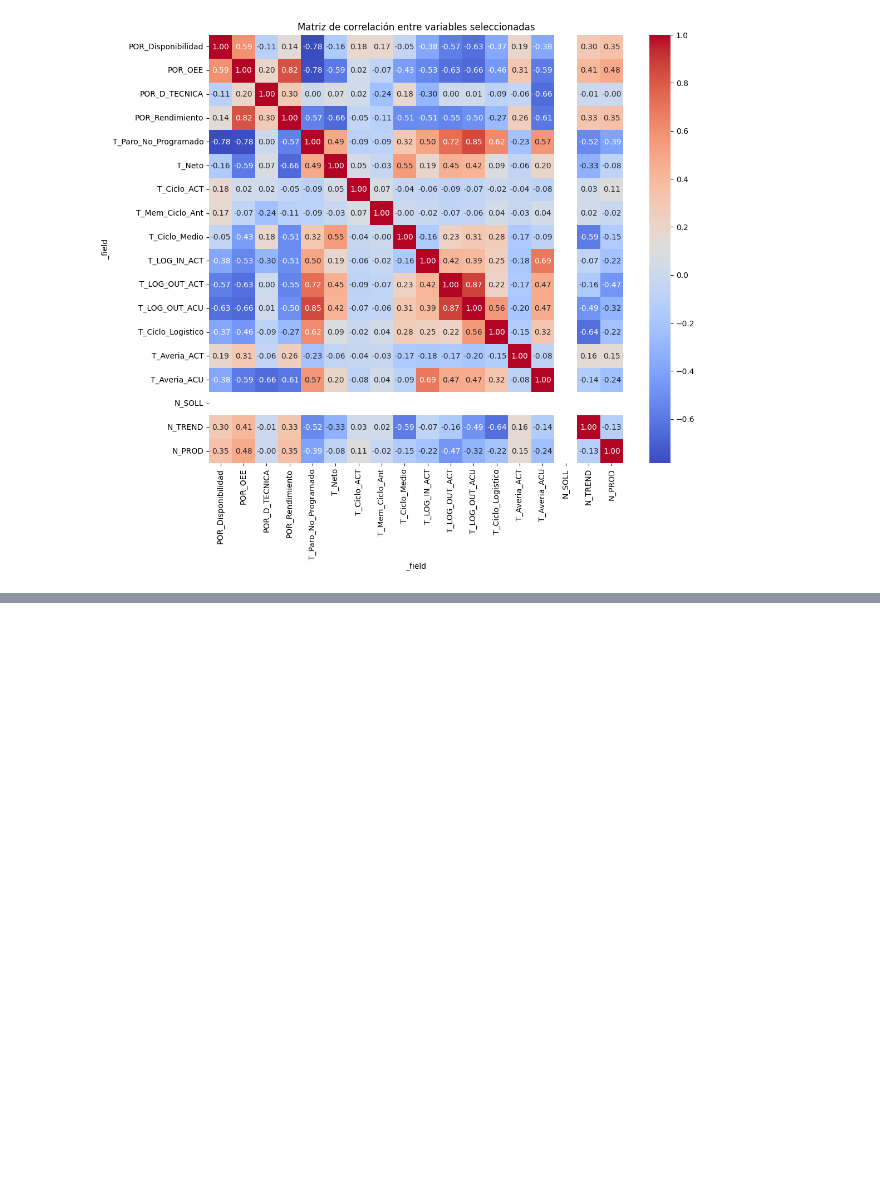
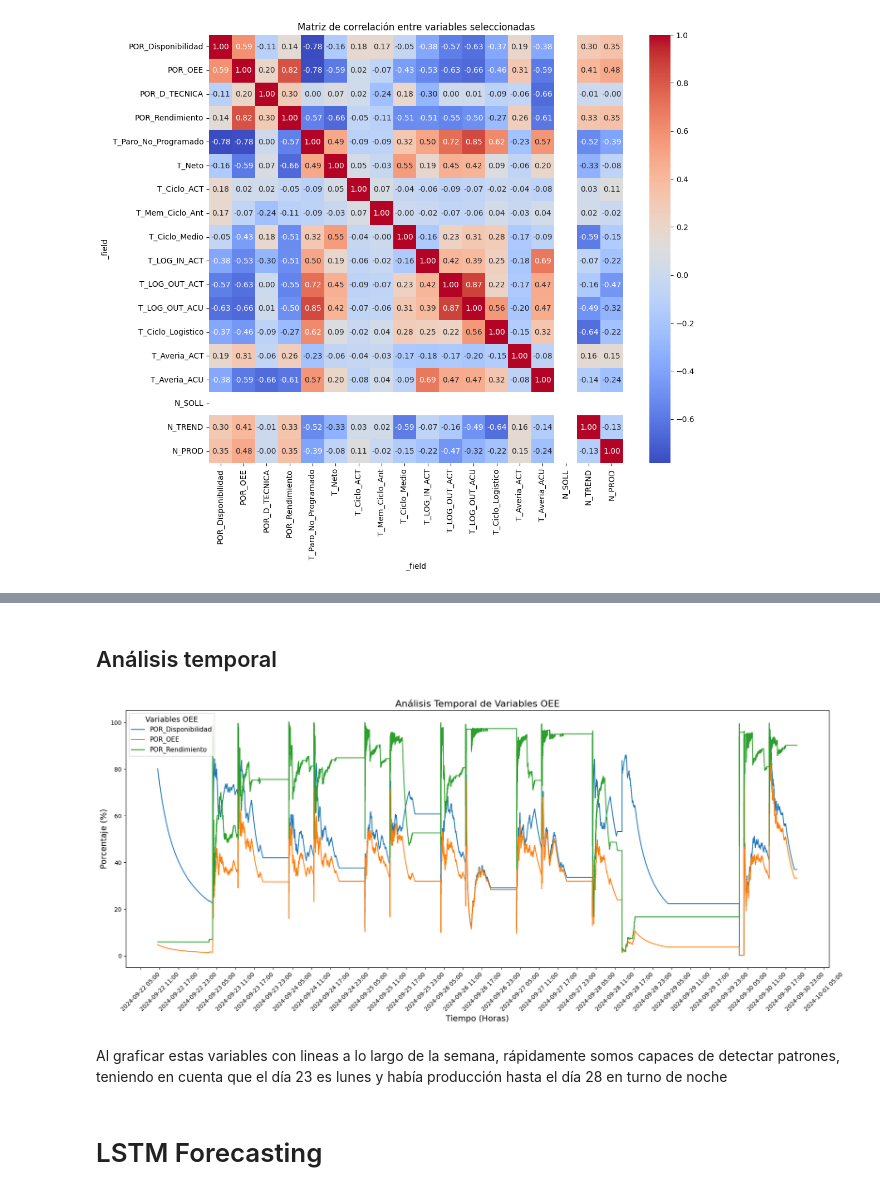
Before and after one commit to Joel2398/VIU_MBID_TFM, a Jupyter notebook: data_analysis/edge_data_analysis.ipynb, the cells around one changed output, grey strips where cells are left out. Saved outputs shown, nothing was run; the diff lists cells and outputs as text; code cells hidden in the pictures; blank space fills up the shorter version.

```diff
--- a/data_analysis/edge_data_analysis.ipynb
+++ b/data_analysis/edge_data_analysis.ipynb
@@ -517,0 +567,3 @@ plt.show()
+# %%
+df_oee.reset_index(inplace=True)
+df_oee.head()
@@ -517,0 +577,32 @@ plt.show()
+# %% [markdown]
+## Análisis temporal
+# %%
+import matplotlib.dates as mdates
+
+# Variables a graficar
+variables_porcentajes = ['POR_Disponibilidad', 'POR_OEE', 'POR_Rendimiento']
+
+# Graficar
+plt.figure(figsize=(18, 8))
+for col in variables_porcentajes:
+    sns.lineplot(data=df_oee, x='_time', y=col, label=col)
+
+# Mejorar la estética del gráfico
+plt.title('Análisis Temporal de Variables OEE', fontsize=16)
+plt.xlabel('Tiempo (Horas)', fontsize=14)
+plt.ylabel('Porcentaje (%)', fontsize=14)
+plt.legend(title='Variables OEE', title_fontsize='13', fontsize='11')
+
+# Ajustes adicionales en el eje x para visualizar por horas
+plt.gca().xaxis.set_major_locator(mdates.HourLocator(interval=6))  # Intervalo de cada hora
+plt.gca().xaxis.set_major_formatter(mdates.DateFormatter('%Y-%m-%d %H:%M'))  # Formato día-hora
+plt.xticks(rotation=45)
+plt.tight_layout()  # Ajustar el diseño para evitar superposición de elementos
+
+plt.show()
+# %% [output]
+[figure, added]
+# %% [markdown]
+Al graficar estas variables con lineas a lo largo de la semana, rápidamente somos capaces de detectar patrones, teniendo en cuenta que el día 23 es lunes y había producción hasta el día 28 en turno de noche
+# %% [markdown]
+# LSTM Forecasting
```
Also changed, not shown: parts of 91 cells of this notebook, 7 other files.
